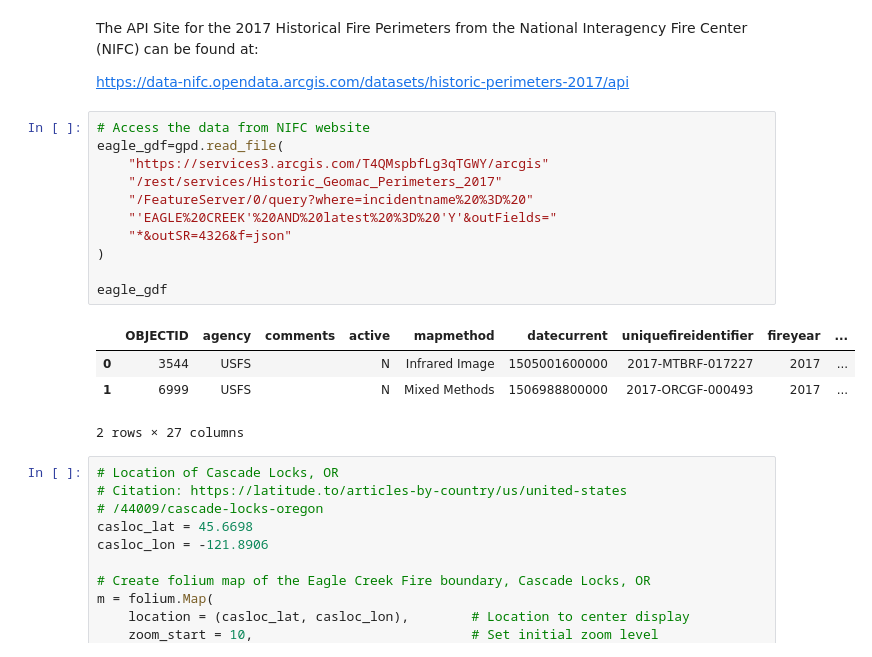
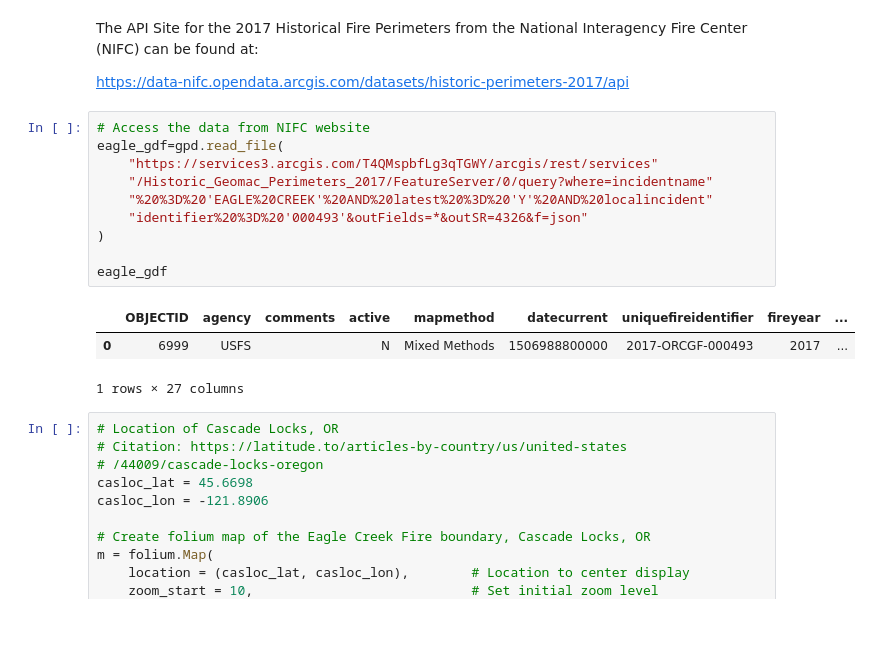
Before and after one commit to ellenalamont17/ellenalamont17.github.io, a Jupyter notebook: notebook/ndvi_fire_CRG.ipynb, the cells around one changed output. Saved outputs shown, nothing was run; the diff lists cells and outputs as text; blank space fills up the shorter version.

```diff
--- a/notebook/ndvi_fire_CRG.ipynb
+++ b/notebook/ndvi_fire_CRG.ipynb
@@ -65,19 +65,17 @@ https://data-nifc.opendata.arcgis.com/datasets/historic-perimeters-2017/api
 # %%
 # Access the data from NIFC website
 eagle_gdf=gpd.read_file(
-    "https://services3.arcgis.com/T4QMspbfLg3qTGWY/arcgis"
-    "/rest/services/Historic_Geomac_Perimeters_2017"
-    "/FeatureServer/0/query?where=incidentname%20%3D%20"
-    "'EAGLE%20CREEK'%20AND%20latest%20%3D%20'Y'&outFields="
-    "*&outSR=4326&f=json"
+    "https://services3.arcgis.com/T4QMspbfLg3qTGWY/arcgis/rest/services"
+    "/Historic_Geomac_Perimeters_2017/FeatureServer/0/query?where=incidentname"
+    "%20%3D%20'EAGLE%20CREEK'%20AND%20latest%20%3D%20'Y'%20AND%20localincident"
+    "identifier%20%3D%20'000493'&outFields=*&outSR=4326&f=json"
 )
 
 eagle_gdf
 # %% [output]
 |  | OBJECTID | agency | comments | active | mapmethod | datecurrent | uniquefireidentifier | fireyear | ... |
-| 0 | 3544 | USFS |  | N | Infrared Image | 1505001600000 | 2017-MTBRF-017227 | 2017 | ... |
-| 1 | 6999 | USFS |  | N | Mixed Methods | 1506988800000 | 2017-ORCGF-000493 | 2017 | ... |
+| 0 | 6999 | USFS |  | N | Mixed Methods | 1506988800000 | 2017-ORCGF-000493 | 2017 | ... |
-2 rows × 27 columns
+1 rows × 27 columns
 # %%
 # Location of Cascade Locks, OR
 # Citation: https://latitude.to/articles-by-country/us/united-states
```
Also changed, not shown: parts of 9 cells of this notebook.
